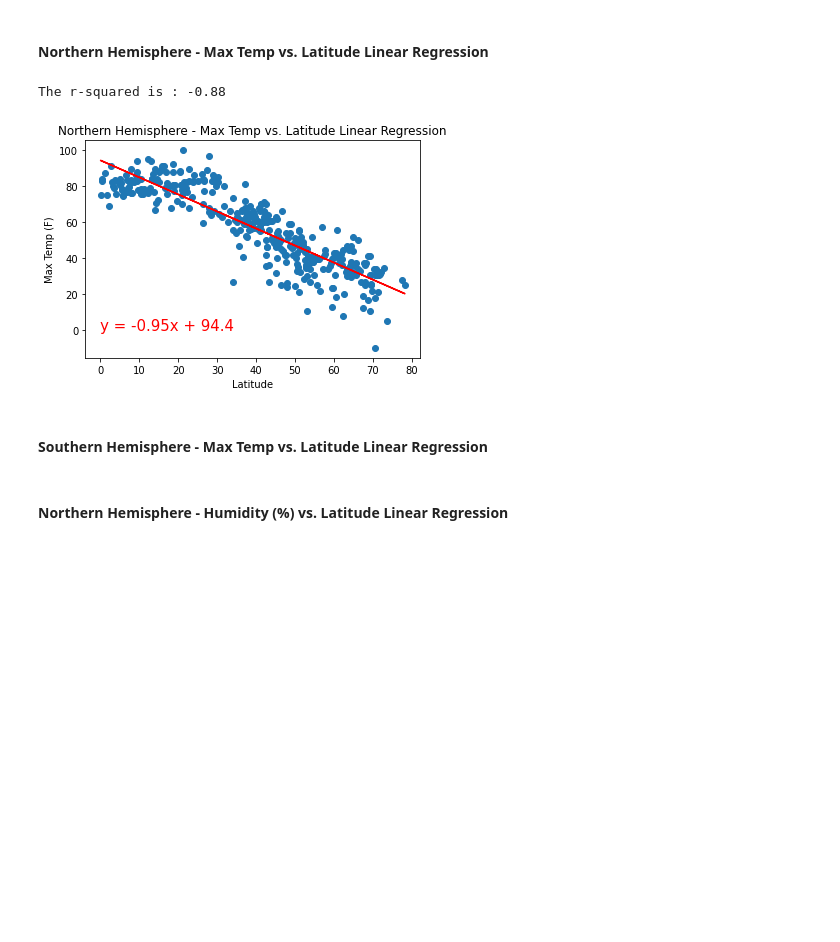
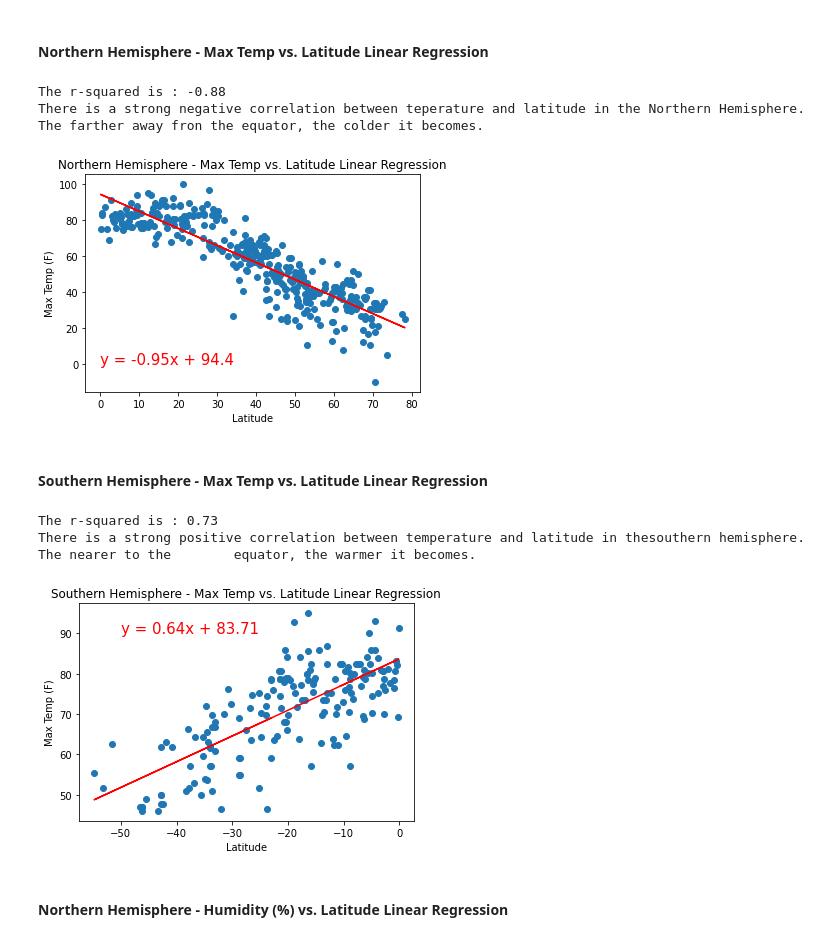
Before and after one commit to Tman2111/api_homework, a Jupyter notebook: Instructions/starter_code/WeatherPy.ipynb, the cells around one changed output. Drawn from its saved outputs; the diff is of its cells as text; code cells hidden in the pictures; blank space fills up the shorter version.

Commit message:
File Clean Up and Final save

```diff
--- a/Instructions/starter_code/WeatherPy.ipynb
+++ b/Instructions/starter_code/WeatherPy.ipynb
@@ -375,11 +375,36 @@ plt.xlabel("Latitude")
 plt.ylabel("Max Temp (F)")
 
 # Save the figure
-plt.savefig("../Images/Northern Hemisphere - Max Temp vs. Latitude Linear Regression.png")
+#plt.savefig("../Images/Northern Hemisphere - Max Temp vs. Latitude Linear Regression.png")
+print("There is a strong negative correlation between teperature and latitude in the Northern Hemisphere. The farther away fron the equator, the colder it becomes.")
 # %% [output]
 The r-squared is : -0.88
+There is a strong negative correlation between teperature and latitude in the Northern Hemisphere. The farther away fron the equator, the colder it becomes.
 [figure]
 # %% [markdown]
 ####  Southern Hemisphere - Max Temp vs. Latitude Linear Regression
+# %%
+# Call an function #1
+equation = linear_regression(s_hemisphere["Lat"], s_hemisphere["Max Temp"])
+
+# Call an function #2
+annotate(equation, -50, 90)
+
+# Set a title
+plt.title("Southern Hemisphere - Max Temp vs. Latitude Linear Regression")
+
+# Set xlabel
+plt.xlabel("Latitude")
+
+# Set ylabel
+plt.ylabel("Max Temp (F)")
+
+# Save the figure
+#plt.savefig("../Images/Southern Hemisphere - Max Temp vs. Latitude Linear Regression.png")
+print("There is a strong positive correlation between temperature and latitude in thesouthern hemisphere. The nearer to the        equator, the warmer it becomes.")
+# %% [output]
+The r-squared is : 0.73
+There is a strong positive correlation between temperature and latitude in thesouthern hemisphere. The nearer to the        equator, the warmer it becomes.
+[figure, added]
 # %% [markdown]
 ####  Northern Hemisphere - Humidity (%) vs. Latitude Linear Regression
```
Also changed, not shown: parts of 6 cells of this notebook, 10 other files.
